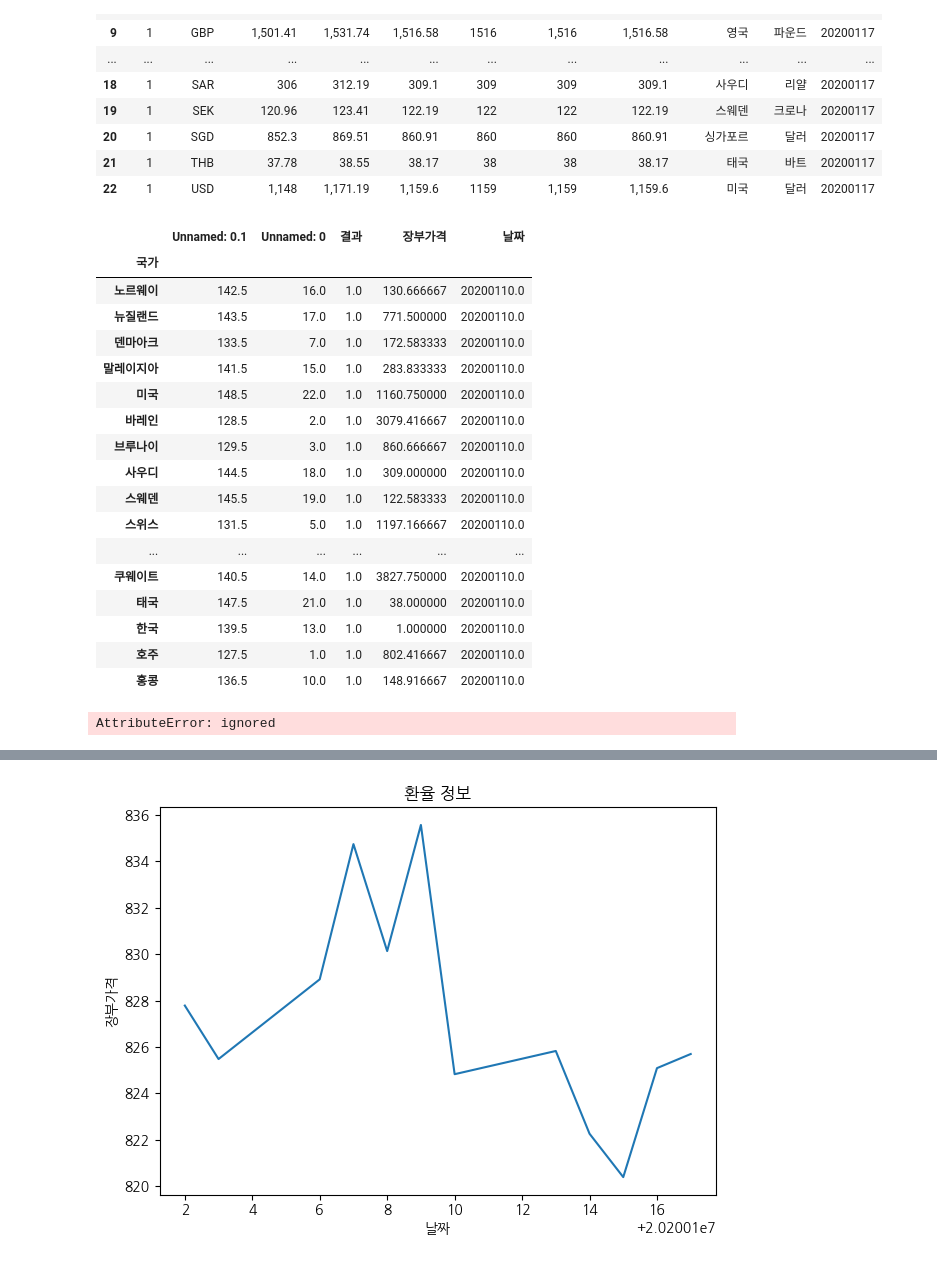
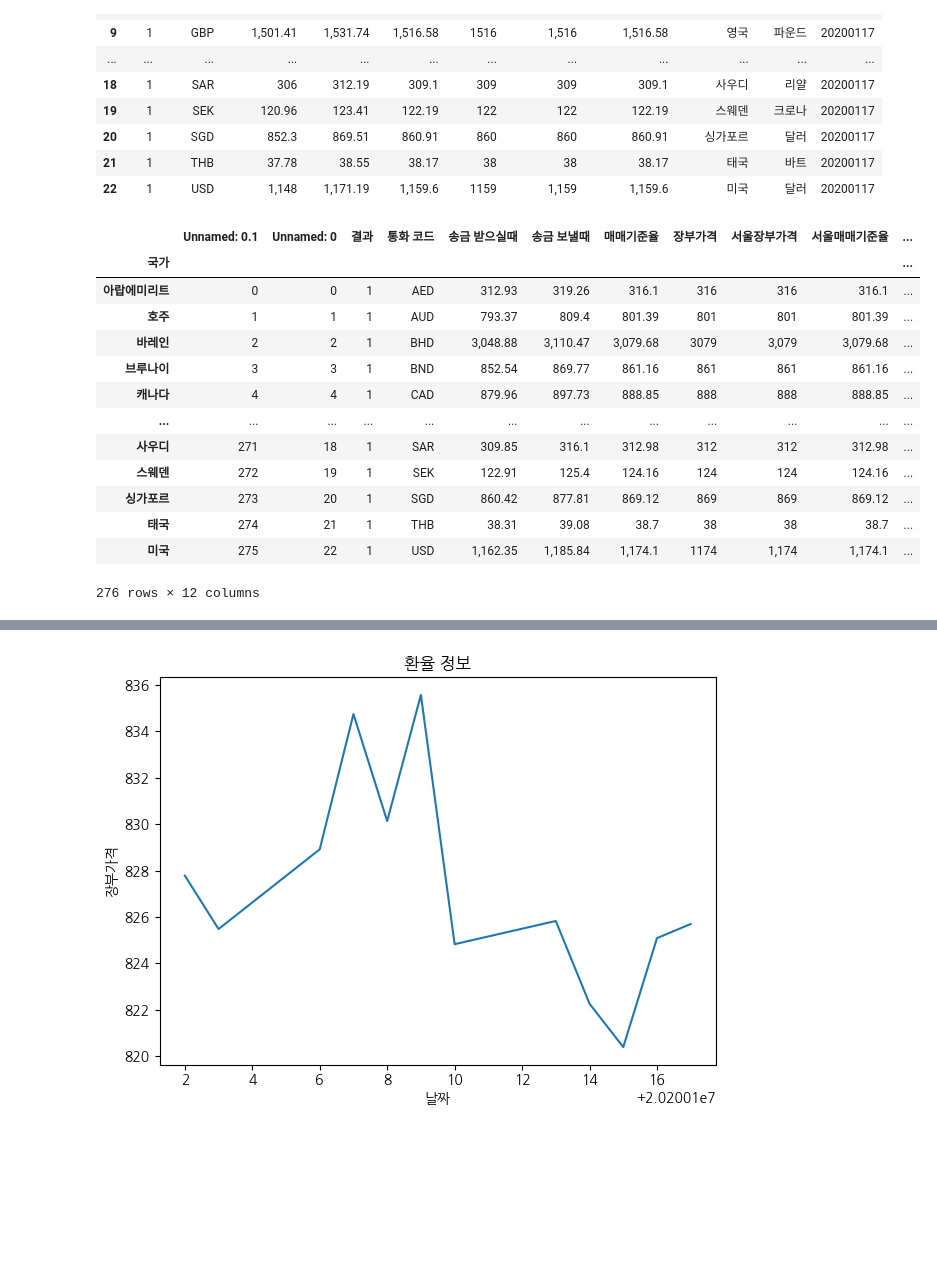
Before and after one commit to pppseojun/data-collection, a Jupyter notebook: exchange_data2_.ipynb, the cells around one changed output, grey strips where cells are left out. Saved outputs shown, nothing was run; the diff lists cells and outputs as text; code cells hidden in the pictures; blank space fills up the shorter version.

```diff
--- a/exchange_data2_.ipynb
+++ b/exchange_data2_.ipynb
@@ -93,49 +93,37 @@ df_e
 # %%
 
 import pandas as pd
 import glob
 
 csv_files = glob.glob('*정보.csv')
 
 
 dfs = []
 
 for file in csv_files:
     df = pd.read_csv(file)
     dfs.append(df)
 
 combined_df = pd.concat(dfs, ignore_index=True)
 combined_df.to_csv("total.csv",mode='w')
 total = pd.read_csv("total.csv",index_col = 10)
 
-#total.loc[:,['장부가격','날짜']]
-total.groupby('국가').mean()
-
-
-#jepan = total.loc[total["국가"] == "일본"]
+total
 # %% [output]
-|  | Unnamed: 0.1 | Unnamed: 0 | 결과 | 장부가격 | 날짜 |
-| 국가 |  |  |  |  |  |
-| 노르웨이 | 142.5 | 16.0 | 1.0 | 130.666667 | 20200110.0 |
-| 뉴질랜드 | 143.5 | 17.0 | 1.0 | 771.500000 | 20200110.0 |
-| 덴마아크 | 133.5 | 7.0 | 1.0 | 172.583333 | 20200110.0 |
-| 말레이지아 | 141.5 | 15.0 | 1.0 | 283.833333 | 20200110.0 |
-| 미국 | 148.5 | 22.0 | 1.0 | 1160.750000 | 20200110.0 |
-| 바레인 | 128.5 | 2.0 | 1.0 | 3079.416667 | 20200110.0 |
-| 브루나이 | 129.5 | 3.0 | 1.0 | 860.666667 | 20200110.0 |
-| 사우디 | 144.5 | 18.0 | 1.0 | 309.000000 | 20200110.0 |
-| 스웨덴 | 145.5 | 19.0 | 1.0 | 122.583333 | 20200110.0 |
-| 스위스 | 131.5 | 5.0 | 1.0 | 1197.166667 | 20200110.0 |
-| ... | ... | ... | ... | ... | ... |
-| 쿠웨이트 | 140.5 | 14.0 | 1.0 | 3827.750000 | 20200110.0 |
-| 태국 | 147.5 | 21.0 | 1.0 | 38.000000 | 20200110.0 |
-| 한국 | 139.5 | 13.0 | 1.0 | 1.000000 | 20200110.0 |
-| 호주 | 127.5 | 1.0 | 1.0 | 802.416667 | 20200110.0 |
-| 홍콩 | 136.5 | 10.0 | 1.0 | 148.916667 | 20200110.0 |
+|  | Unnamed: 0.1 | Unnamed: 0 | 결과 | 통화 코드 | 송금 받으실때 | 송금 보낼때 | 매매기준율 | 장부가격 | 서울장부가격 | 서울매매기준율 | ... |
+| 국가 |  |  |  |  |  |  |  |  |  |  | ... |
+| 아랍에미리트 | 0 | 0 | 1 | AED | 312.93 | 319.26 | 316.1 | 316 | 316 | 316.1 | ... |
+| 호주 | 1 | 1 | 1 | AUD | 793.37 | 809.4 | 801.39 | 801 | 801 | 801.39 | ... |
+| 바레인 | 2 | 2 | 1 | BHD | 3,048.88 | 3,110.47 | 3,079.68 | 3079 | 3,079 | 3,079.68 | ... |
+| 브루나이 | 3 | 3 | 1 | BND | 852.54 | 869.77 | 861.16 | 861 | 861 | 861.16 | ... |
+| 캐나다 | 4 | 4 | 1 | CAD | 879.96 | 897.73 | 888.85 | 888 | 888 | 888.85 | ... |
+| ... | ... | ... | ... | ... | ... | ... | ... | ... | ... | ... | ... |
+| 사우디 | 271 | 18 | 1 | SAR | 309.85 | 316.1 | 312.98 | 312 | 312 | 312.98 | ... |
+| 스웨덴 | 272 | 19 | 1 | SEK | 122.91 | 125.4 | 124.16 | 124 | 124 | 124.16 | ... |
+| 싱가포르 | 273 | 20 | 1 | SGD | 860.42 | 877.81 | 869.12 | 869 | 869 | 869.12 | ... |
+| 태국 | 274 | 21 | 1 | THB | 38.31 | 39.08 | 38.7 | 38 | 38 | 38.7 | ... |
+| 미국 | 275 | 22 | 1 | USD | 1,162.35 | 1,185.84 | 1,174.1 | 1174 | 1,174 | 1,174.1 | ... |
+276 rows × 12 columns
-# %%
-total.groupby(total.국가).describe().T
-# %% [output]
-AttributeError: ignored
 # %%
 import matplotlib.pyplot as plt
 import matplotlib.font_manager as fm
```
Also changed, not shown: parts of 6 cells of this notebook.
